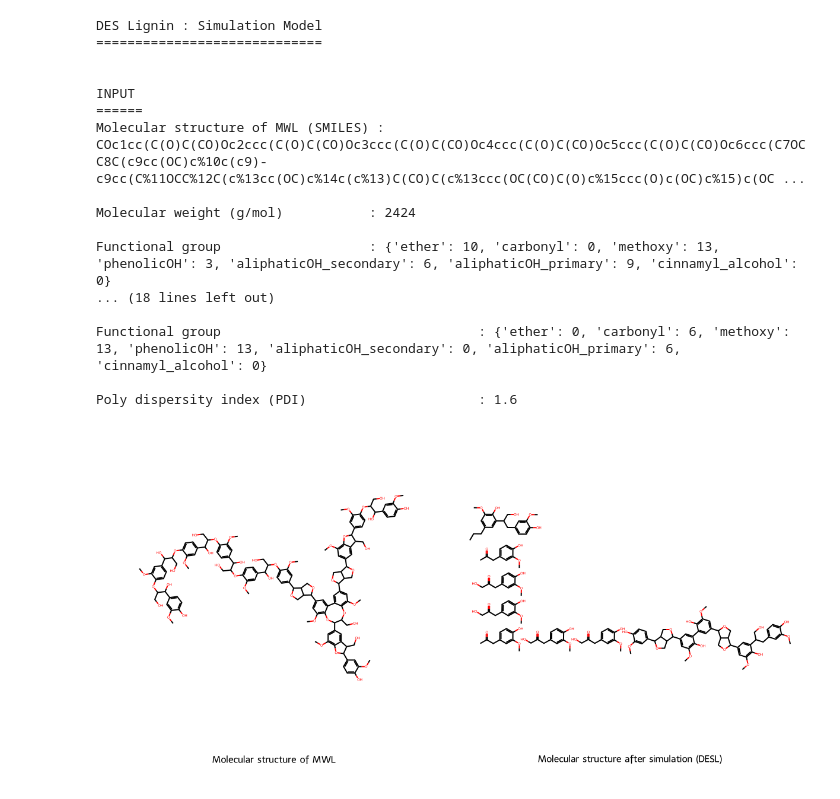
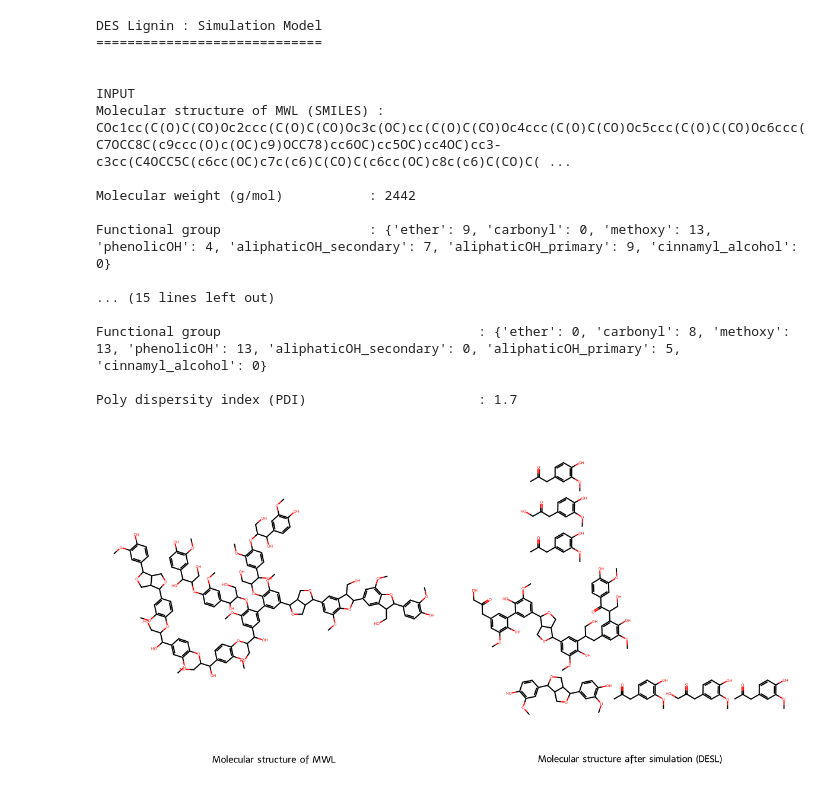
Before and after one commit to sudhacheran/desl_simulation_tool, a Jupyter notebook: desl-simulation.ipynb, the cells around one changed output. Drawn from its saved outputs; the diff is of its cells as text; code cells hidden in the pictures.

```diff
--- a/desl-simulation.ipynb
+++ b/desl-simulation.ipynb
@@ -4,7 +4,7 @@ from rdkit.Chem import Descriptors, Draw
 from utils.desl_simulation import find_functional_groups_counts, calculate_pdi, simulate_DES_deployermization
 
 # Configuring MWL structure in SMILES representation
-smile = "OC=1C=CC(=CC1OC)C(O)C(OC=2C=CC(=CC2OC)C(O)C(OC=3C=CC(=CC3OC)C(O)C(OC=4C=CC(=CC4OC)C(O)C(OC=5C=CC(=CC5OC)C(O)C(OC=6C=CC(=CC6OC)C7OCC8C(OCC78)C9=CC(OC)=C%10OC(C%11=CC(OC)=C%12OC(C=%13C=CC(O)=C(OC)C%13)C(C%12=C%11)CO)C(OC%14=C(OC)C=C(C=C%14C%10=C9)C%15OCC%16C(OCC%15%16)C%17=CC(OC)=C%18OC(C=%19C=CC(OC(CO)C(O)C=%20C=CC(O)=C(OC)C%20)=C(OC)C%19)C(C%18=C%17)CO)CO)CO)CO)CO)CO)CO"
+smile = "OC=1C=CC(=CC1OC)C(O)C(OC=2C=CC(=CC2OC)C(O)C(OC3=C(OC)C=C(C=C3C4=CC(=CC(OC)=C4OC(CO)C(O)C=5C=CC(OC(CO)C(O)C=6C=CC(O)=C(OC)C6)=C(OC)C5)C7OCC8C(OCC78)C9=CC(OC)=C%10OC(C%11=CC(OC)=C%12OC(C=%13C=CC(O)=C(OC)C%13)C(C%12=C%11)CO)C(C%10=C9)CO)C(O)C(OC=%14C=CC(=CC%14OC)C(O)C(OC=%15C=CC(=CC%15OC)C(O)C(OC=%16C=CC(=CC%16OC)C%17OCC%18C(OCC%17%18)C=%19C=CC(O)=C(OC)C%19)CO)CO)CO)CO)CO"
 mol = Chem.MolFromSmiles(smile)
 
 # Precompute necessary molecular characteristics
@@ -29,39 +29,39 @@ smi = simulate_DES_deployermization(smile, 1)
 mol_smi = Chem.MolFromSmiles(smi)
 
 # Output the results for DESL structure
 print("\nOUTPUT")
 print(f"\nNumber of fragments  : {len(smi.split('.'))}")
 print("\t" + "\n\t".join(smi.split('.')))
 
 # Calculate and print the total molecular weight and other properties for the fragments
 print(
-    f"\nTotal Molecular weight (g/mol) of all fragments : {int(Descriptors.ExactMolWt(mol_smi))}")
+    f"\nTotal Molecular weight (g/mol) of all fragments: {int(Descriptors.ExactMolWt(mol_smi))}")
 print(
     f"\nFunctional group                                 : {find_functional_groups_counts(smi)}")
 print(
     f"\nPoly dispersity index (PDI)                      : {round(calculate_pdi(smi)[2], 1)}")
 
 # Draw the molecule structure
 labels = ['Molecular structure of MWL',
           'Molecular structure after simulation (DESL)']
 Draw.MolsToGridImage([mol, mol_smi], molsPerRow=2,
                      subImgSize=(600, 600), legends=labels)
 # %% [output]
 DES Lignin : Simulation Model
 =============================
 
 
 INPUT
-======
 Molecular structure of MWL (SMILES) :
-COc1cc(C(O)C(CO)Oc2ccc(C(O)C(CO)Oc3ccc(C(O)C(CO)Oc4ccc(C(O)C(CO)Oc5ccc(C(O)C(CO)Oc6ccc(C7OCC8C(c9cc(OC)c%10c(c9)-c9cc(C%11OCC%12C(c%13cc(OC)c%14c(c%13)C(CO)C(c%13ccc(OC(CO)C(O)c%15ccc(O)c(OC)c%15)c(OC ...
+COc1cc(C(O)C(CO)Oc2ccc(C(O)C(CO)Oc3c(OC)cc(C(O)C(CO)Oc4ccc(C(O)C(CO)Oc5ccc(C(O)C(CO)Oc6ccc(C7OCC8C(c9ccc(O)c(OC)c9)OCC78)cc6OC)cc5OC)cc4OC)cc3-c3cc(C4OCC5C(c6cc(OC)c7c(c6)C(CO)C(c6cc(OC)c8c(c6)C(CO)C( ...
 
-Molecular weight (g/mol)           : 2424
+Molecular weight (g/mol)           : 2442
 
-Functional group                   : {'ether': 10, 'carbonyl': 0, 'methoxy': 13, 'phenolicOH': 3, 'aliphaticOH_secondary': 6, 'aliphaticOH_primary': 9, 'cinnamyl_alcohol': 0}
-... (18 lines left out)
+Functional group                   : {'ether': 9, 'carbonyl': 0, 'methoxy': 13, 'phenolicOH': 4, 'aliphaticOH_secondary': 7, 'aliphaticOH_primary': 9, 'cinnamyl_alcohol': 0}
 
-Functional group                                 : {'ether': 0, 'carbonyl': 6, 'methoxy': 13, 'phenolicOH': 13, 'aliphaticOH_secondary': 0, 'aliphaticOH_primary': 6, 'cinnamyl_alcohol': 0}
+... (15 lines left out)
 
-Poly dispersity index (PDI)                      : 1.6
+Functional group                                 : {'ether': 0, 'carbonyl': 8, 'methoxy': 13, 'phenolicOH': 13, 'aliphaticOH_secondary': 0, 'aliphaticOH_primary': 5, 'cinnamyl_alcohol': 0}
+
+Poly dispersity index (PDI)                      : 1.7
-[figure, old version]
+[figure, new version]
```
Also changed, not shown: 9 other files.
